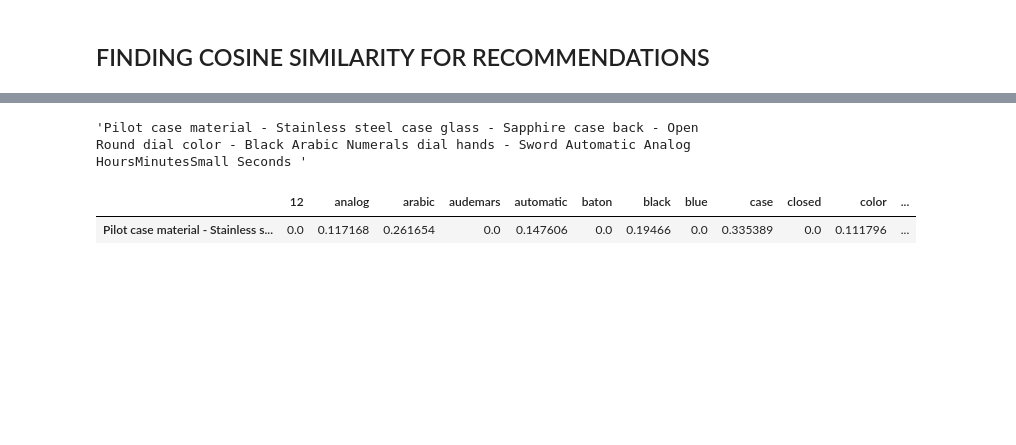
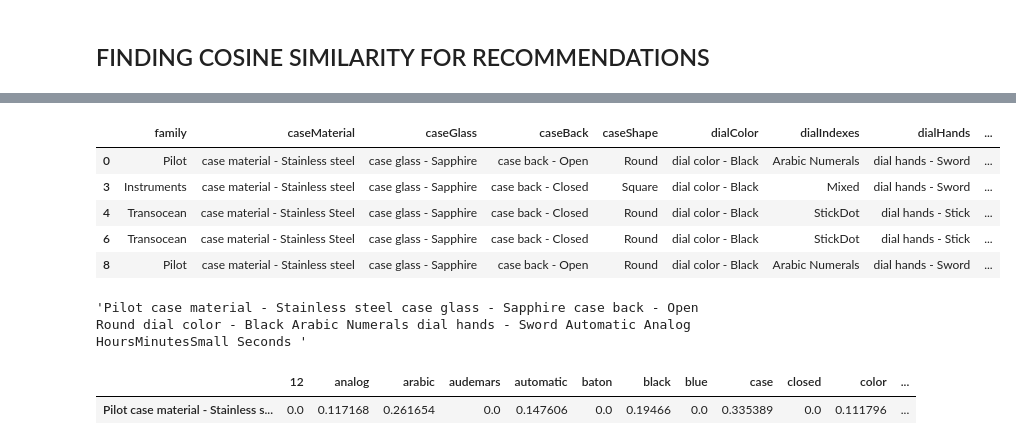
Before and after one commit to Mohammed-siddiq/WatchIt, a Jupyter notebook: scripts/Preprocessing.ipynb, the cells around one changed output, grey strips where cells are left out. Drawn from its saved outputs; the diff is of its cells as text; code cells hidden in the pictures; blank space fills up the shorter version.

```diff
--- a/scripts/Preprocessing.ipynb
+++ b/scripts/Preprocessing.ipynb
@@ -187,6 +199,15 @@ for row in range(0,len(cos_df.index)): #go through the rows
     for column in cols:
         watch = watch + cos_df.iloc[row][column] + " "
     watches.append(watch)
+# %%
+cos_df.head()
+# %% [output]
+|  | family | caseMaterial | caseGlass | caseBack | caseShape | dialColor | dialIndexes | dialHands | ... |
+| 0 | Pilot | case material - Stainless steel | case glass - Sapphire | case back - Open | Round | dial color - Black | Arabic Numerals | dial hands - Sword | ... |
+| 3 | Instruments | case material - Stainless steel | case glass - Sapphire | case back - Closed | Square | dial color - Black | Mixed | dial hands - Sword | ... |
+| 4 | Transocean | case material - Stainless Steel | case glass - Sapphire | case back - Closed | Round | dial color - Black | StickDot | dial hands - Stick | ... |
+| 6 | Transocean | case material - Stainless Steel | case glass - Sapphire | case back - Closed | Round | dial color - Black | StickDot | dial hands - Stick | ... |
+| 8 | Pilot | case material - Stainless steel | case glass - Sapphire | case back - Open | Round | dial color - Black | Arabic Numerals | dial hands - Sword | ... |
 # %%
 #example
 watches[0]
```
Also changed, not shown: parts of 11 cells of this notebook.
